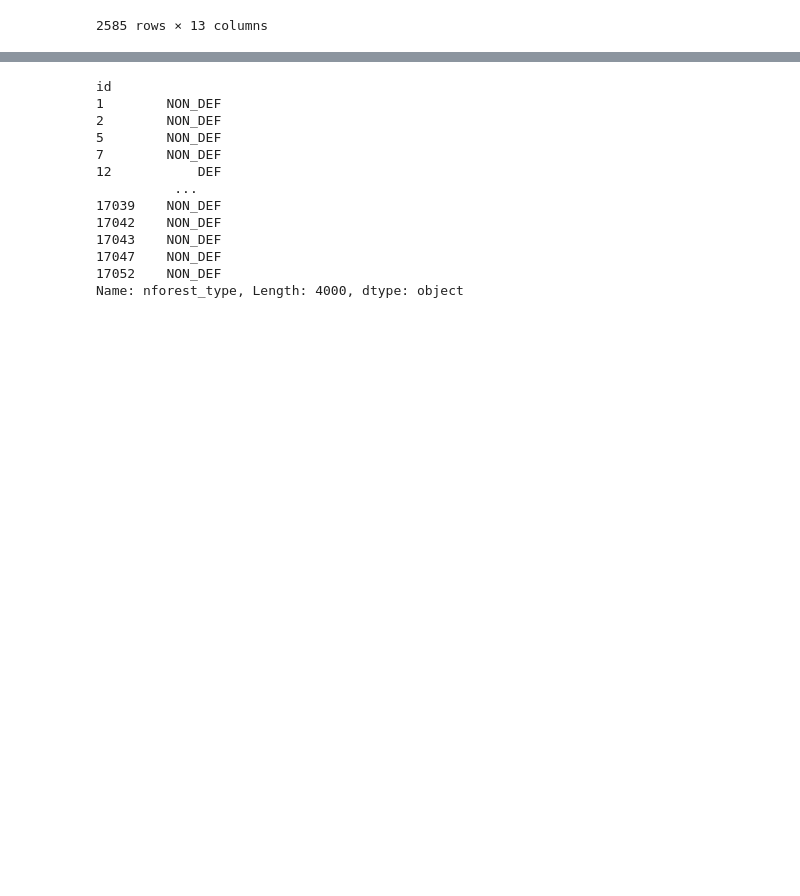
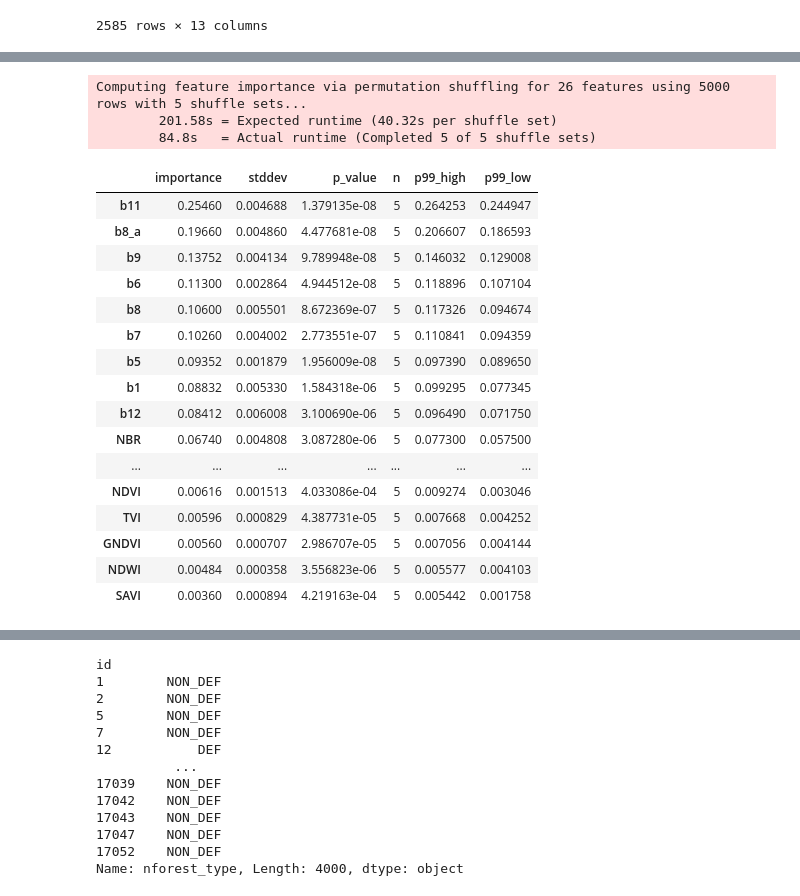
Before and after one commit to xHexlabx/SuperAI_SS4_Recap, a Jupyter notebook: SuperAI_SS4_Level_2/Hack_7_Forest_Type_Classification/Forest_Type_Double_Classifier.ipynb, the cells around one changed output, grey strips where cells are left out. Drawn from its saved outputs; the diff is of its cells as text; code cells hidden in the pictures; blank space fills up the shorter version.

```diff
--- a/SuperAI_SS4_Level_2/Hack_7_Forest_Type_Classification/Forest_Type_Double_Classifier.ipynb
+++ b/SuperAI_SS4_Level_2/Hack_7_Forest_Type_Classification/Forest_Type_Double_Classifier.ipynb
@@ -215,0 +113,8 @@ TabularPredictor saved. To load, use: predictor = TabularPredictor.load("Autoglu
+# %%
+from imblearn.over_sampling import SMOTE , KMeansSMOTE
+from imblearn.combine import SMOTEENN , SMOTETomek
+
+smote = SMOTE(random_state = 42 , sampling_strategy= 'all')
+
+DEF_NONDEF_df , label_df  = smote.fit_resample(DEF_NONDEF_df.drop(columns=['nforest_type']) , DEF_NONDEF_df['nforest_type'])
+DEF_NONDEF_df = DEF_NONDEF_df.join(label_df)
@@ -215,0 +143,32 @@ TabularPredictor saved. To load, use: predictor = TabularPredictor.load("Autoglu
+# %%
+hyperparameters = {
+    'GBM': {
+        'num_boost_round': Int(50, 1000),
+        'learning_rate': Real(1e-4, 1e-1),
+        'num_leaves': Int(20, 200)
+    },
+    'CAT': {
+        'iterations': Int(100, 1000),
+        'depth': Int(4, 10),
+        'learning_rate': Real(1e-4, 1e-1)
+    },
+    'NN_TORCH': {
+        'epochs': Int(5, 100),
+        'lr': Real(1e-4, 1e-2),
+        'dropout_prob': Real(0.0, 0.5)
+    },
+    'XGB': {
+        'n_estimators': Int(50, 1000),
+        'learning_rate': Real(1e-4, 1e-1),
+        'max_depth': Int(3, 10)
+    }
+}
+# %%
+label = 'nforest_type'
+predictor = TabularPredictor(label = label).fit(
+    DEF_NONDEF_df,
+    time_limit=3600,  # 1 hour
+    hyperparameters=hyperparameters,
+    search_strategy='bayes',
+    num_trials=100  # Number of hyperparameter configurations to try)
+)
@@ -215,0 +232,2 @@ TabularPredictor saved. To load, use: predictor = TabularPredictor.load("Autoglu
+# %%
+predictor.fit_pseudolabel(test_df)
@@ -216,2 +341,26 @@ TabularPredictor saved. To load, use: predictor = TabularPredictor.load("Autoglu
 # %%
 prediction = predictor.predict(test_df)
+# %%
+feature_importances = predictor.feature_importance(DEF_NONDEF_df)
+feature_importances
+# %% [output]
+Computing feature importance via permutation shuffling for 26 features using 5000 rows with 5 shuffle sets...
+        201.58s = Expected runtime (40.32s per shuffle set)
+        84.8s   = Actual runtime (Completed 5 of 5 shuffle sets)
+|  | importance | stddev | p_value | n | p99_high | p99_low |
+| b11 | 0.25460 | 0.004688 | 1.379135e-08 | 5 | 0.264253 | 0.244947 |
+| b8_a | 0.19660 | 0.004860 | 4.477681e-08 | 5 | 0.206607 | 0.186593 |
+| b9 | 0.13752 | 0.004134 | 9.789948e-08 | 5 | 0.146032 | 0.129008 |
+| b6 | 0.11300 | 0.002864 | 4.944512e-08 | 5 | 0.118896 | 0.107104 |
+| b8 | 0.10600 | 0.005501 | 8.672369e-07 | 5 | 0.117326 | 0.094674 |
+| b7 | 0.10260 | 0.004002 | 2.773551e-07 | 5 | 0.110841 | 0.094359 |
+| b5 | 0.09352 | 0.001879 | 1.956009e-08 | 5 | 0.097390 | 0.089650 |
+| b1 | 0.08832 | 0.005330 | 1.584318e-06 | 5 | 0.099295 | 0.077345 |
+| b12 | 0.08412 | 0.006008 | 3.100690e-06 | 5 | 0.096490 | 0.071750 |
+| NBR | 0.06740 | 0.004808 | 3.087280e-06 | 5 | 0.077300 | 0.057500 |
+| ... | ... | ... | ... | ... | ... | ... |
+| NDVI | 0.00616 | 0.001513 | 4.033086e-04 | 5 | 0.009274 | 0.003046 |
+| TVI | 0.00596 | 0.000829 | 4.387731e-05 | 5 | 0.007668 | 0.004252 |
+| GNDVI | 0.00560 | 0.000707 | 2.986707e-05 | 5 | 0.007056 | 0.004144 |
+| NDWI | 0.00484 | 0.000358 | 3.556823e-06 | 5 | 0.005577 | 0.004103 |
+| SAVI | 0.00360 | 0.000894 | 4.219163e-04 | 5 | 0.005442 | 0.001758 |
```
Also changed, not shown: parts of 43 cells of this notebook, 2 other files.
